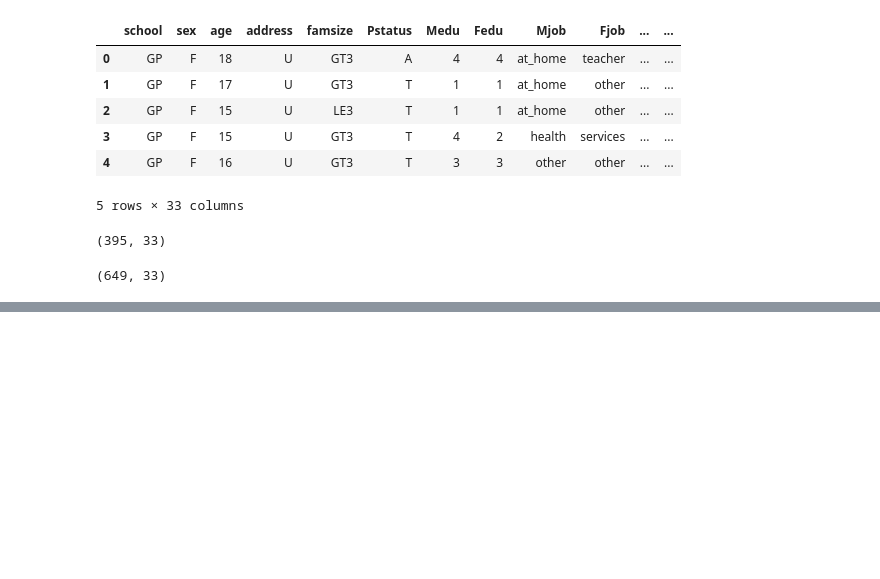
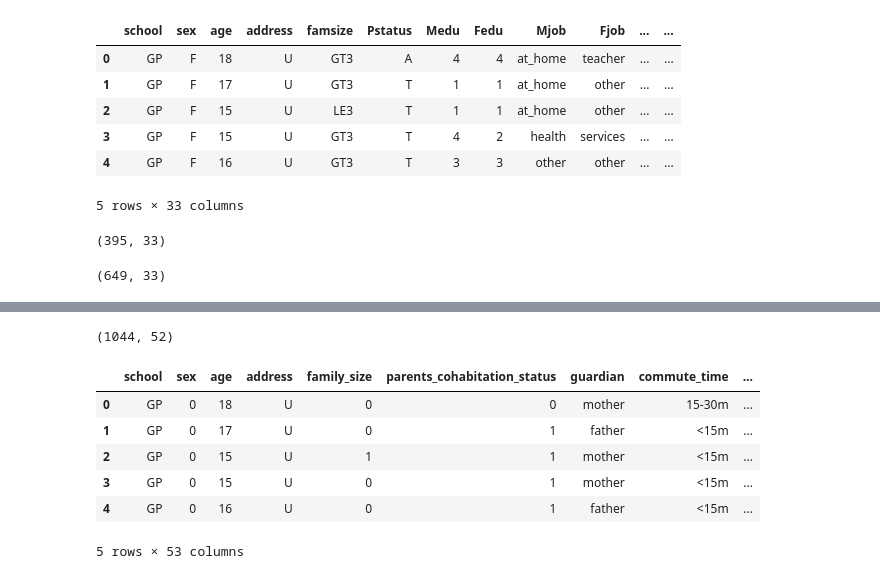
Before and after one commit to jindukwentua/predicting-students-performance, a Jupyter notebook: notebooks/student_performance.ipynb, the cells around one changed output, grey strips where cells are left out. Cells and saved outputs as stored; diff of their text form; code cells hidden in the pictures; blank space fills up the shorter version.

```diff
--- a/notebooks/student_performance.ipynb
+++ b/notebooks/student_performance.ipynb
@@ -41,0 +187,20 @@ train_data_1.shape
+# %%
+df.shape
+# %% [output]
+(1044, 52)
+# %%
+# convert final_score to categorical variable
+# Excellent:15~20 Average:10~14 Poor:0~9
+df['final_grade'] = 'na'
+df.loc[(df.final_score >= 15) & (df.final_score <= 20), 'final_grade'] = 'excellent'
+df.loc[(df.final_score >= 10) & (df.final_score <= 14), 'final_grade'] = 'average'
+df.loc[(df.final_score >= 0) & (df.final_score <= 9), 'final_grade'] = 'poor'
+df.head(5)
+# %% [output]
+|  | school | sex | age | address | family_size | parents_cohabitation_status | guardian | commute_time | ... |
+| 0 | GP | 0 | 18 | U | 0 | 0 | mother | 15-30m | ... |
+| 1 | GP | 0 | 17 | U | 0 | 1 | father | <15m | ... |
+| 2 | GP | 0 | 15 | U | 1 | 1 | mother | <15m | ... |
+| 3 | GP | 0 | 15 | U | 0 | 1 | mother | <15m | ... |
+| 4 | GP | 0 | 16 | U | 0 | 1 | father | <15m | ... |
+5 rows × 53 columns
```
Also changed, not shown: parts of 39 cells of this notebook, 3 other files.
